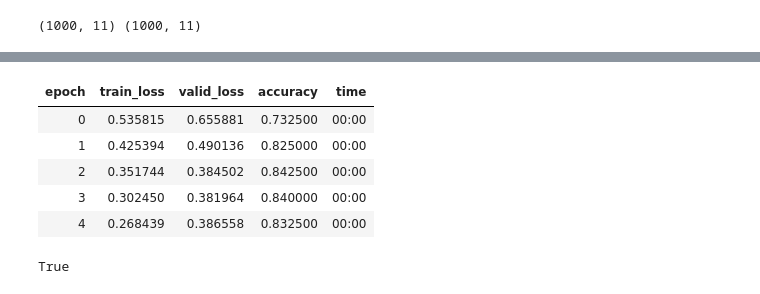
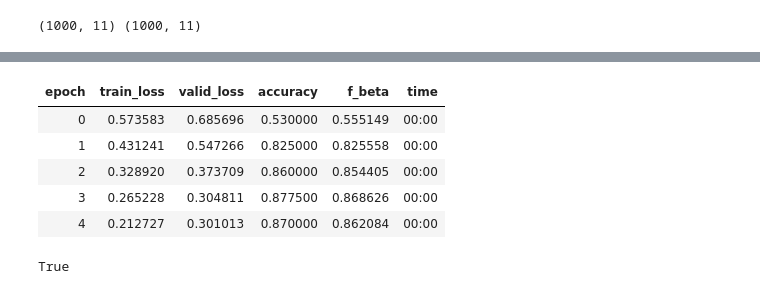
Before and after one commit to alistairwgillespie/blue_team_detection, a Jupyter notebook: notebooks/malurl_demo.ipynb, the cells around one changed output, grey strips where cells are left out. Cells and saved outputs as stored; diff of their text form; code cells hidden in the pictures.

```diff
--- a/notebooks/malurl_demo.ipynb
+++ b/notebooks/malurl_demo.ipynb
@@ -335,3 +435,3 @@ df
 # %%
-df = df.merge(iana[['prefix', 'designation']], how='inner', on='prefix')
+final_df = df.merge(iana[['prefix', 'designation']], how='inner', on='prefix')
 # %%
@@ -358,5 +476,7 @@ df.head(100)
 # %%
 procs = [FillMissing, Categorify, Normalize]
 # %%
-drops = ['url', 'host_ip', 'domain', 'domain_name', 'domain_creation', 'domain_update']
-sample_df = df.drop(drops, axis=1)
+drops = ['url', 'host_ip', 'domain', 'domain_name', 'domain_creation', 'domain_update',
+         'expiration_date', 'create_date', 'updated_date', 'emails', 'whois_server', 'status',
+         'status_str', 'state', 'country']
+sample_df = final_df.drop(drops, axis=1)
@@ -363,10 +487,11 @@ sample_df = df.drop(drops, axis=1)
 # %%
 sample_df['days_old'] = pd.to_numeric(sample_df['days_old'], errors='coerce')
 sample_df['days_since_update'] = pd.to_numeric(sample_df['days_since_update'], errors='coerce')
+sample_df['days_to_exp'] = pd.to_numeric(sample_df['days_to_exp'], errors='coerce')
 # %%
-valid_idx = range(len(sample_df)-400, len(sample_df))
+valid_idx = range(len(sample_df) - 400, len(sample_df))
 dep_var = 'class'
-cat_names = ['suffix', 'prefix', 'designation']
+cat_names = ['suffix', 'prefix', 'designation', 'registrar']
 # %%
 data = TabularDataBunch.from_df(path, sample_df, dep_var, valid_idx=valid_idx, procs=procs, cat_names=cat_names)
 print(data.train_ds.cont_names)
@@ -379,13 +504,14 @@ print(data.train_ds.cont_names)
 # %%
-learn = tabular_learner(data, layers=[200,200], metrics=accuracy)
+my_fbeta = FBeta(average='macro')
+learn = tabular_learner(data, layers=[200,200], metrics=[accuracy, my_fbeta])
 learn.fit_one_cycle(5, 1e-3)
 # %% [output]
-| epoch | train_loss | valid_loss | accuracy | time |
-| 0 | 0.535815 | 0.655881 | 0.732500 | 00:00 |
-| 1 | 0.425394 | 0.490136 | 0.825000 | 00:00 |
-| 2 | 0.351744 | 0.384502 | 0.842500 | 00:00 |
-| 3 | 0.302450 | 0.381964 | 0.840000 | 00:00 |
-| 4 | 0.268439 | 0.386558 | 0.832500 | 00:00 |
+| epoch | train_loss | valid_loss | accuracy | f_beta | time |
+| 0 | 0.573583 | 0.685696 | 0.530000 | 0.555149 | 00:00 |
+| 1 | 0.431241 | 0.547266 | 0.825000 | 0.825558 | 00:00 |
+| 2 | 0.328920 | 0.373709 | 0.860000 | 0.854405 | 00:00 |
+| 3 | 0.265228 | 0.304811 | 0.877500 | 0.868626 | 00:00 |
+| 4 | 0.212727 | 0.301013 | 0.870000 | 0.862084 | 00:00 |
 # %%
 interp = ClassificationInterpretation.from_learner(learn)
 
```
Also changed, not shown: parts of 36 cells of this notebook.
